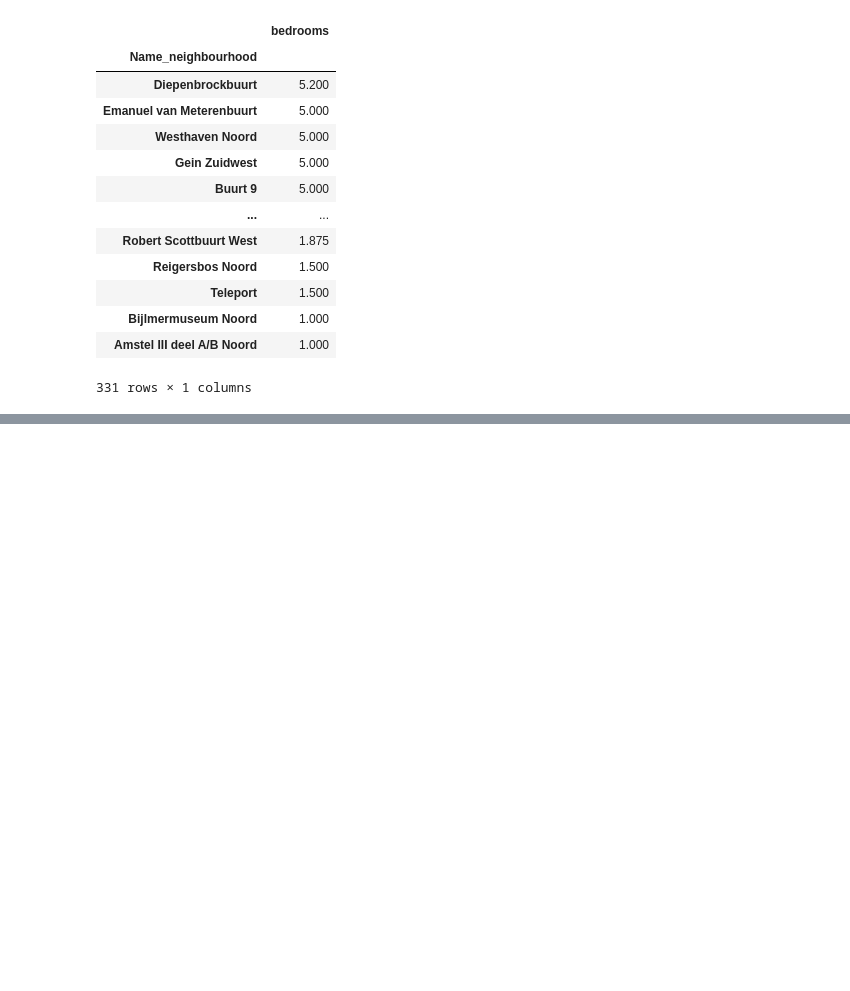
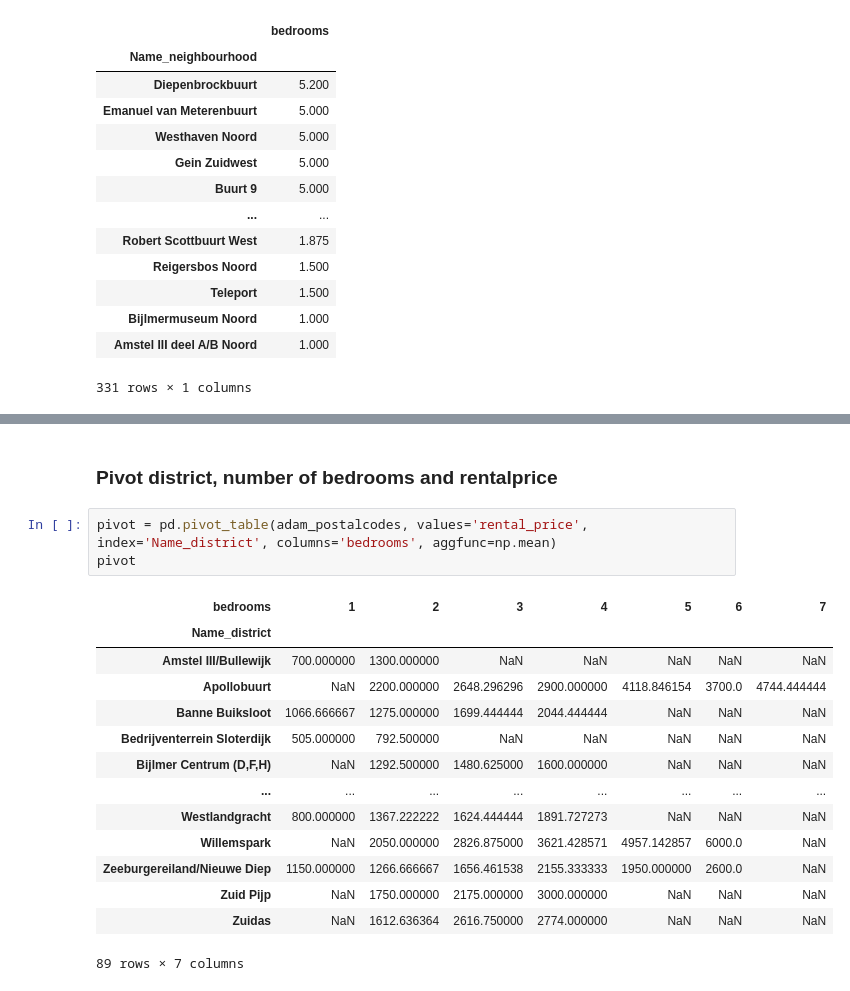
Before and after one commit to alinedintino/Project_2_Amsterdam_dataptams2020, a Jupyter notebook: your-project/Analysis_Rianne_clean.ipynb, the cells around one changed output, grey strips where cells are left out. Drawn from its saved outputs; the diff is of its cells as text; blank space fills up the shorter version.

```diff
--- a/your-project/Analysis_Rianne_clean.ipynb
+++ b/your-project/Analysis_Rianne_clean.ipynb
@@ -194,0 +225,20 @@ adam_bed_mean.sort_values('bedrooms', ascending=False)
+# %% [markdown]
+### Pivot district, number of bedrooms and rentalprice
+# %%
+pivot = pd.pivot_table(adam_postalcodes, values='rental_price', index='Name_district', columns='bedrooms', aggfunc=np.mean)
+pivot
+# %% [output]
+| bedrooms | 1 | 2 | 3 | 4 | 5 | 6 | 7 |
+| Name_district |  |  |  |  |  |  |  |
+| Amstel III/Bullewijk | 700.000000 | 1300.000000 | NaN | NaN | NaN | NaN | NaN |
+| Apollobuurt | NaN | 2200.000000 | 2648.296296 | 2900.000000 | 4118.846154 | 3700.0 | 4744.444444 |
+| Banne Buiksloot | 1066.666667 | 1275.000000 | 1699.444444 | 2044.444444 | NaN | NaN | NaN |
+| Bedrijventerrein Sloterdijk | 505.000000 | 792.500000 | NaN | NaN | NaN | NaN | NaN |
+| Bijlmer Centrum (D,F,H) | NaN | 1292.500000 | 1480.625000 | 1600.000000 | NaN | NaN | NaN |
+| ... | ... | ... | ... | ... | ... | ... | ... |
+| Westlandgracht | 800.000000 | 1367.222222 | 1624.444444 | 1891.727273 | NaN | NaN | NaN |
+| Willemspark | NaN | 2050.000000 | 2826.875000 | 3621.428571 | 4957.142857 | 6000.0 | NaN |
+| Zeeburgereiland/Nieuwe Diep | 1150.000000 | 1266.666667 | 1656.461538 | 2155.333333 | 1950.000000 | 2600.0 | NaN |
+| Zuid Pijp | NaN | 1750.000000 | 2175.000000 | 3000.000000 | NaN | NaN | NaN |
+| Zuidas | NaN | 1612.636364 | 2616.750000 | 2774.000000 | NaN | NaN | NaN |
+89 rows × 7 columns
```
Also changed, not shown: parts of 8 cells of this notebook.
